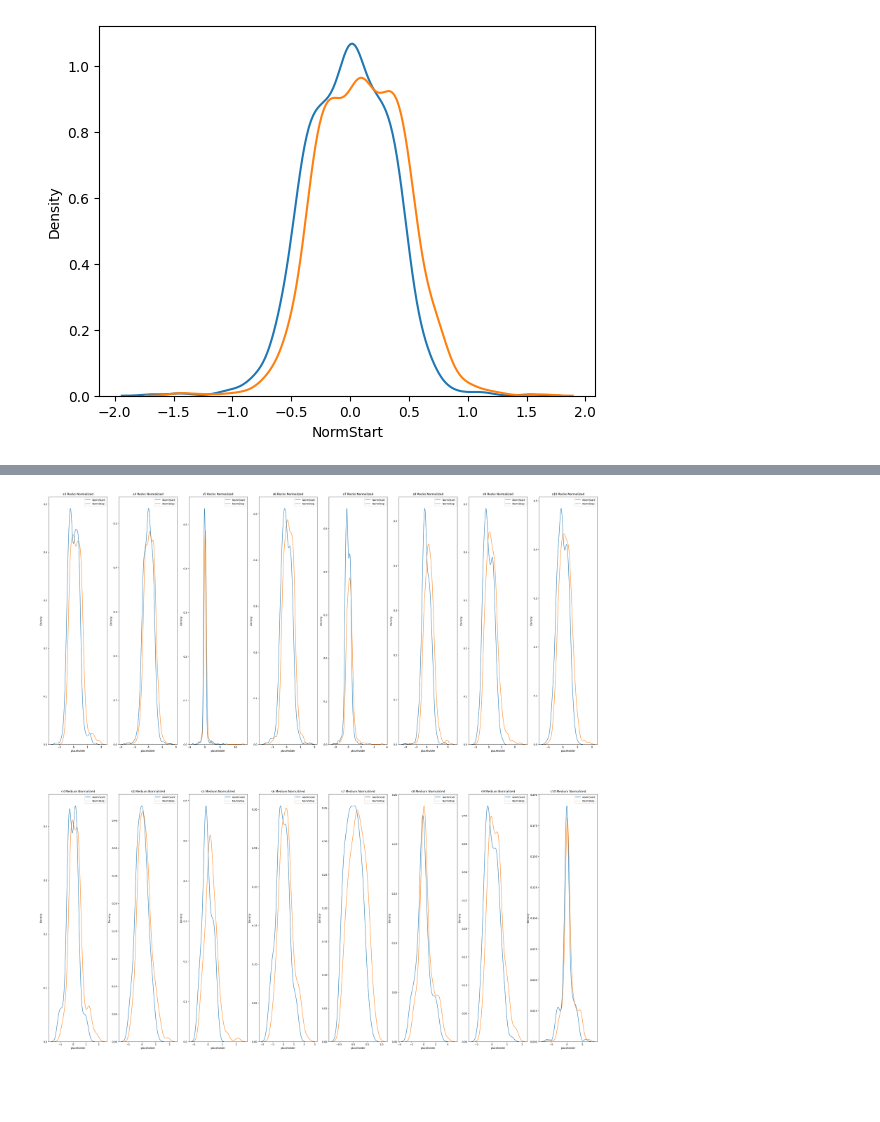
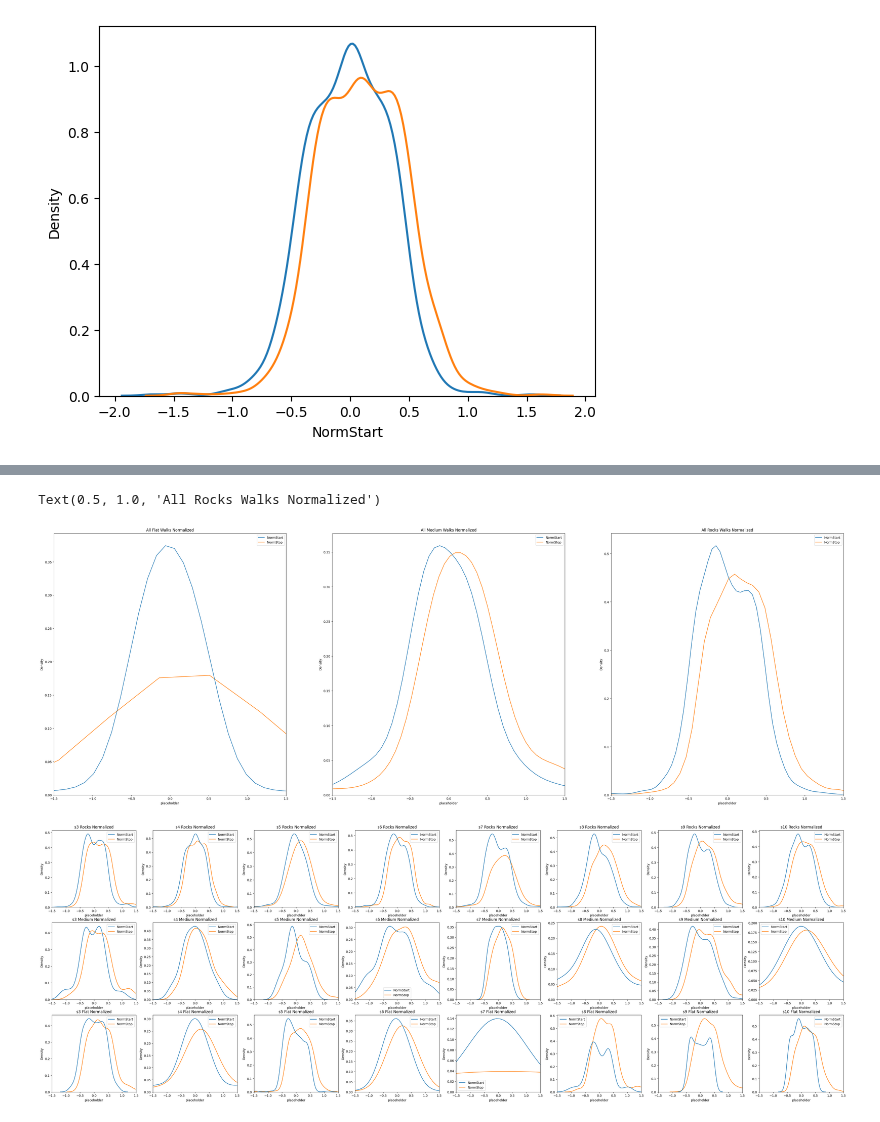
Before and after one commit to BonnenLab/visualize-skelly-laser-environment, a Jupyter notebook: fixations-vs-feet.ipynb, the cells around one changed output, grey strips where cells are left out. Cells and saved outputs as stored; diff of their text form; code cells hidden in the pictures; blank space fills up the shorter version.

```diff
--- a/fixations-vs-feet.ipynb
+++ b/fixations-vs-feet.ipynb
@@ -219,29 +232,84 @@ for x in range(3,11):
     norm_st,norm_sp, rel_fix_df_new = norm(rel_fix_df,rel_start,rel_stop,steps_df_new,closest_hs_df)
     rel_fix_df_medium = pd.concat(rel_fix_df_new)
     rel_fix_medium_pooled.append(rel_fix_df_medium)
+# %%
+rel_fix_flat_pooled = []
+for x in range(3,11):
+    walkNum = butil.find_walks_with_type(x,'flat')
+    dataset = loading(x,walkNum,'flat')
+    fix_df,stop,start = extract_fix(dataset)
+    steps_df = extract_steps(dataset)
+    closest_hs, fstart, fstop, closest_hs_df = find_closest_hs(fix_df,steps_df, stop, start)
+    rel_start,rel_stop, rel_fix_df = calc_rel_fix(closest_hs,fstart, fstop)
+    steps_df_new = time_diff(steps_df)
+    norm_st,norm_sp, rel_fix_df_new = norm(rel_fix_df,rel_start,rel_stop,steps_df_new,closest_hs_df)
+    rel_fix_df_flat = pd.concat(rel_fix_df_new)
+    rel_fix_flat_pooled.append(rel_fix_df_flat)
+# %%
+rf_rocks_pooled = pd.concat(rel_fix_rocks_pooled)
+rf_medium_pooled = pd.concat(rel_fix_medium_pooled)
+rf_flat_pooled = pd.concat(rel_fix_flat_pooled)
+plt.figure(figsize=(45,15))
+
+plt.subplot(1,3,1)
+sns.kdeplot((rf_flat_pooled['NormStart'],rf_flat_pooled['NormStop']))
+plt.xlabel('placeholder')
+plt.xlim(-1.5, 1.5)
+plt.title('All Flat Walks Normalized')
+
+plt.subplot(1,3,2)
+sns.kdeplot((rf_medium_pooled['NormStart'],rf_medium_pooled['NormStop']))
+plt.xlabel('placeholder')
+plt.xlim(-1.5, 1.5)
+plt.title('All Medium Walks Normalized')
+
+plt.subplot(1,3,3)
+sns.kdeplot((rf_rocks_pooled['NormStart'],rf_rocks_pooled['NormStop']))
+plt.xlabel('placeholder')
+plt.xlim(-1.5, 1.5)
+plt.title('All Rocks Walks Normalized')
+# %% [output]
+Text(0.5, 1.0, 'All Rocks Walks Normalized')
+[figure, added]
 # %%
-plt.figure(figsize=(40,40))
+plt.figure(figsize=(45,15))
+
 
 s = 2
 for df,i in zip(rel_fix_rocks_pooled, range(len(rel_fix_rocks_pooled))):
     n = i + 1
     s +=1
-    plt.subplot(2,8,n)
+    plt.subplot(3,8,n)
     sns.kdeplot((df['NormStart'],df['NormStop']))
     plt.xlabel('placeholder')
+    plt.xlim(-1.5, 1.5)
     plt.title(f's{s} Rocks Normalized')
 
 s = 2
 n = 8
 for df,i in zip(rel_fix_medium_pooled,range(len(rel_fix_medium_pooled))):
     n += 1
     s += 1
-    plt.subplot(2,8,n)
+    plt.subplot(3,8,n)
+    plt.xlim(-1.5, 1.5)
     sns.kdeplot((df['NormStart'],df['NormStop']))
     plt.xlabel('placeholder')
     plt.title(f's{s} Medium Normalized')
 
     plt.tight_layout
+
+s = 2
+n = 16
+for df,i in zip(rel_fix_flat_pooled,range(len(rel_fix_flat_pooled))):
+    n += 1
+    s += 1
+    plt.subplot(3,8,n)
+    plt.xlim(-1.5, 1.5)
+    sns.kdeplot((df['NormStart'],df['NormStop']))
+    plt.xlabel('placeholder')
+    plt.title(f's{s} Flat Normalized')
+
+    plt.tight_layout
 # %% [output]
-[figure, old version]
+[figure, new version]
 # %%
```
Also changed, not shown: parts of 14 cells of this notebook.
